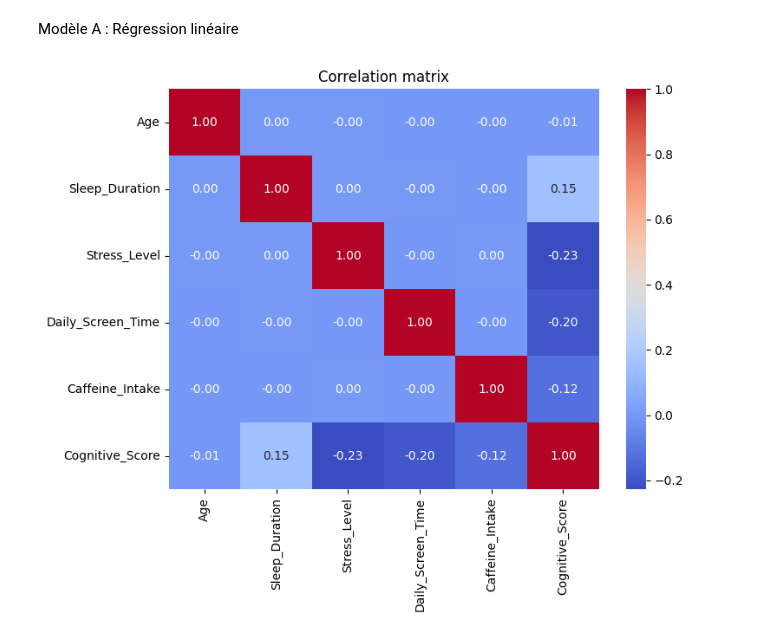
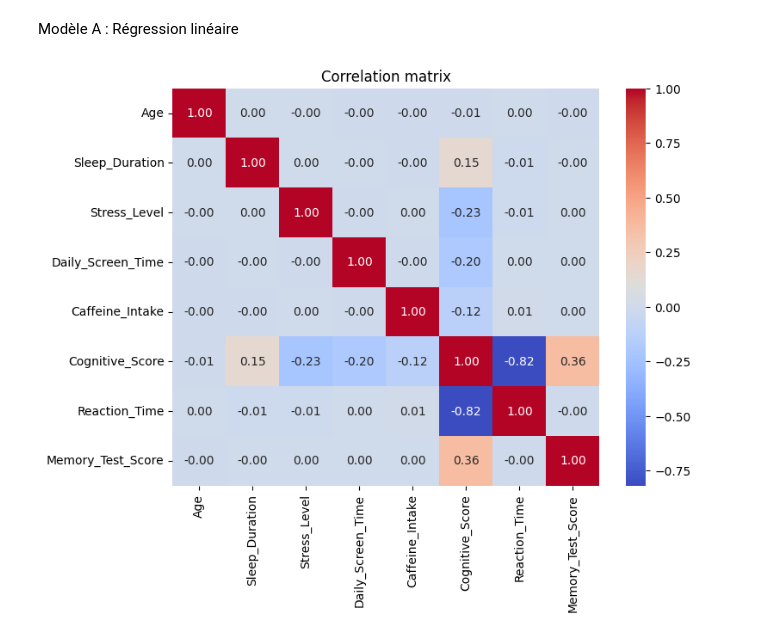
Before and after one commit to svevo6/Projet-IA, a Jupyter notebook: Projet.ipynb, the cells around one changed output. Drawn from its saved outputs; the diff is of its cells as text; code cells hidden in the pictures.

```diff
--- a/Projet.ipynb
+++ b/Projet.ipynb
@@ -167,18 +166,20 @@ Modèle A : Régression linéaire
 # %%
 num_cols = [
     "Age",
     "Sleep_Duration",
     "Stress_Level",
     "Daily_Screen_Time",
     "Caffeine_Intake",
-    "Cognitive_Score"
+    "Cognitive_Score",
+    "Reaction_Time",
+    "Memory_Test_Score"
 ]
 
 corr = df[num_cols].corr()
 
 plt.figure(figsize=(8, 6))
 sns.heatmap(corr, annot=True, cmap="coolwarm", fmt=".2f")
 plt.title("Correlation matrix")
 plt.show()
 # %% [output]
-[figure, old version]
+[figure, new version]
```
Also changed, not shown: parts of 48 cells of this notebook.
